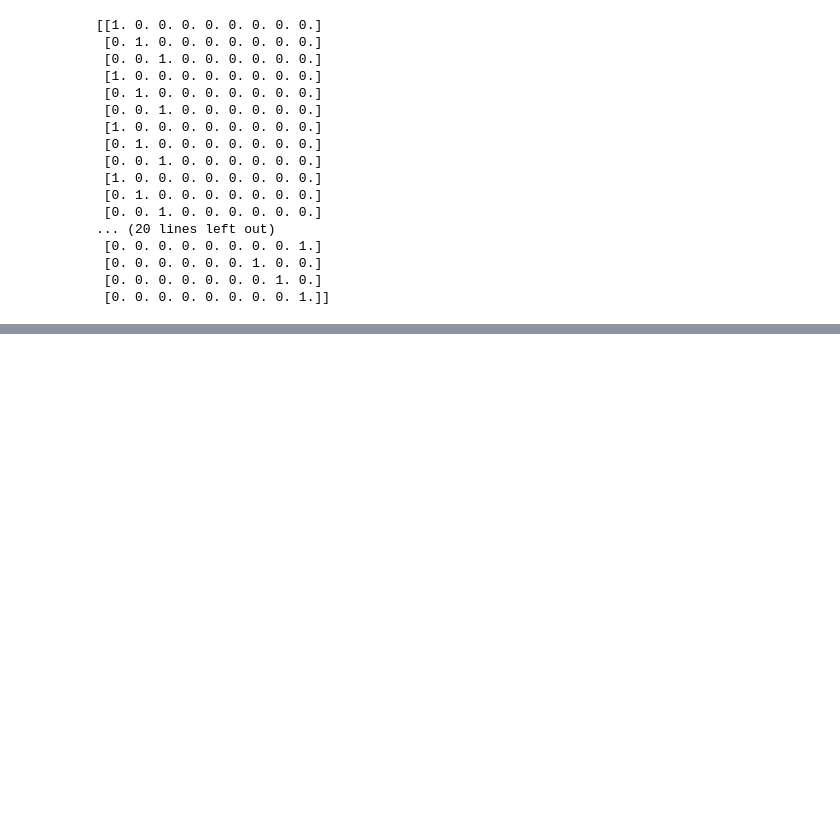
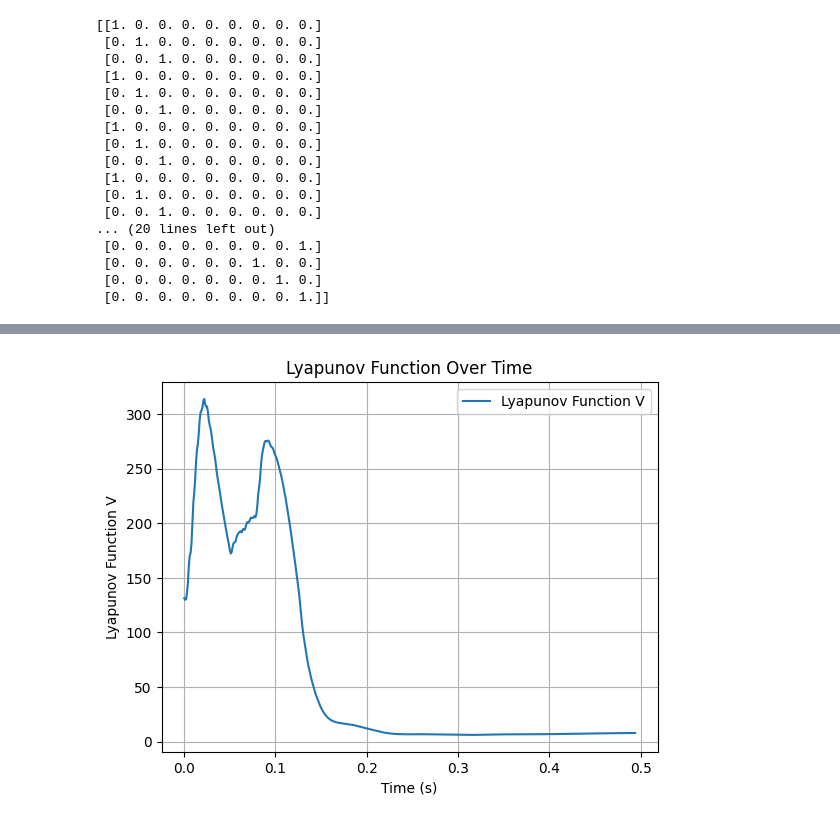
Before and after one commit to CyPhiLab/tendon_clf, a Jupyter notebook: helix_ID_QP_CLF.ipynb, the cells around one changed output, grey strips where cells are left out. Saved outputs shown, nothing was run; the diff lists cells and outputs as text; code cells hidden in the pictures; blank space fills up the shorter version.

```diff
--- a/helix_ID_QP_CLF.ipynb
+++ b/helix_ID_QP_CLF.ipynb
@@ -399,10 +391,21 @@ def simulate_model():
     q_des = np.ones(data.qpos.shape[0])*0.2
     # print(np.shape(q_des))
 
+    V_log = []
+    task_error_log = []
+    q_vel = []
+    q_pos = []
+    time_log = []
+    t = 0.0
+    dt = model.opt.timestep
+
 
     last_ctrl = time.time()
     with mujoco.viewer.launch_passive(model, data) as viewer:
+        sim_start = time.time()
         while viewer.is_running():
+            if time.time() - sim_start > 30.0:  # Auto-close after 10 seconds
+                break
             step_start = time.time()
             first_time = time.time()
             controller(model,data)
@@ -426,6 +429,14 @@ def simulate_model():
             # Pick up changes to the physics state, apply perturbations, update options from GUI.
             viewer.sync()
 
+            V, task_error, q, dq = controller(model, data)
+            V_log.append(V)
+            task_error_log.append(task_error)
+            q_vel.append(dq.squeeze().copy())
+            q_pos.append(q.squeeze().copy())
+            time_log.append(t)
+            t += dt
+
             # Rudimentary time keeping, will drift relative to wall clock.
             time_until_next_step = model.opt.timestep - (time.time() - step_start)
             if time_until_next_step > 0:
@@ -433,9 +444,76 @@ def simulate_model():
                 time.sleep(time_until_next_step)
             # print(time.time() - first_time)
     print(f"Simulation finished after {sim_ts['ts'][-1]} seconds")
+    return V_log, task_error_log, q_vel, q_pos, time_log, sim_ts
 # %%
 
 if __name__ == "__main__":
     # Simulate the model
-    simulate_model()
+    V_log, task_error_log, q_vel, q_pos, time_log, sim_ts = simulate_model()
+    q_vel = np.array(q_vel)
+    q_pos = np.array(q_pos)
+
+    #Lyapunov Function Over Time – shows how stability evolves.
+    plt.figure()
+    plt.plot(time_log, V_log, label="Lyapunov Function V")
+    plt.xlabel("Time (s)")
+    plt.ylabel("Lyapunov Function V")
+    plt.title("Lyapunov Function Over Time")
+    plt.grid(True)
+    plt.legend()  # <--- Add legend
+
+    #End-Effector Position Error – checks task-space convergence.
+    plt.figure()
+    plt.plot(time_log, task_error_log, label="‖x_desired - x_actual‖")
+    plt.xlabel("Time (s)")
+    plt.ylabel("Task-Space Position Error (m)")
+    plt.title("End-Effector Position Error Over Time")
+    plt.grid(True)
+    plt.legend()
+
+    # Joint Angles (qq)
+    actuated_indices = np.where(np.any(B != 0, axis=0))[0]  # shape: (n_actuated,)
+    fig, axs = plt.subplots(len(actuated_indices), 1, figsize=(10, 8), sharex=True)
+
+    for i, idx in enumerate(actuated_indices):
+        axs[i].plot(time_log, q_pos[:, idx], label=f"Joint {idx}")
+        axs[i].legend()
+        axs[i].grid(True)
+
+    axs[-1].set_xlabel("Time (s)")
+    fig.suptitle("Actuated Joint Angles Over Time (Rad)")
+    fig.tight_layout(rect=[0, 0.03, 1, 0.95])
+
+    # Joint Velocities (q̇)
+    actuated_indices = np.where(np.any(B != 0, axis=0))[0]  # shape: (n_actuated,)
+    fig, axs = plt.subplots(len(actuated_indices), 1, figsize=(10, 8), sharex=True)
+
+    for i, idx in enumerate(actuated_indices):
+        axs[i].plot(time_log, q_vel[:, idx], label=f"Joint {idx}")
+        axs[i].legend()
+        axs[i].grid(True)
+
+    axs[-1].set_xlabel("Time (s)")
+    fig.suptitle("Actuated Joint Velocities Over Time (Rad/s)")
+    fig.tight_layout(rect=[0, 0.03, 1, 0.95])
+
+    # # Control inputs plot
+    # actuated_indices = np.where(np.any(B != 0, axis=0))[0]  # shape: (n_actuated,)
+    # ctrl = np.array(sim_ts["ctrl"])  # shape: (timesteps, nu)
+    # num_actuators = ctrl.shape[1]
+    # control_limit = 25
+
+    # fig, axs = plt.subplots(actuated_indices, 1, figsize=(10, 8), sharex=True)
+
+    # for i in range(actuated_indices):
+    #     axs[i].plot(time_log, ctrl[:, i], label=f"Actuator {i}")
+    #     axs[i].axhline(control_limit, color='r', linestyle='--', linewidth=1)
+    #     axs[i].axhline(-control_limit, color='r', linestyle='--', linewidth=1)
+    #     axs[i].set_ylabel("Torque (Nm)")
+    #     axs[i].legend()
+    #     axs[i].grid(True)
+
+    # axs[-1].set_xlabel("Time (s)")
+    # fig.suptitle("Control Inputs at Actuated Joints")
+    # fig.tight_layout(rect=[0, 0.03, 1, 0.95])
 # %% [output]
@@ -442,0 +537 @@ Simulation finished after 19.735000000001136 seconds
+[figure, added]
```
Also changed, not shown: parts of 2 cells of this notebook, 1 other file.
